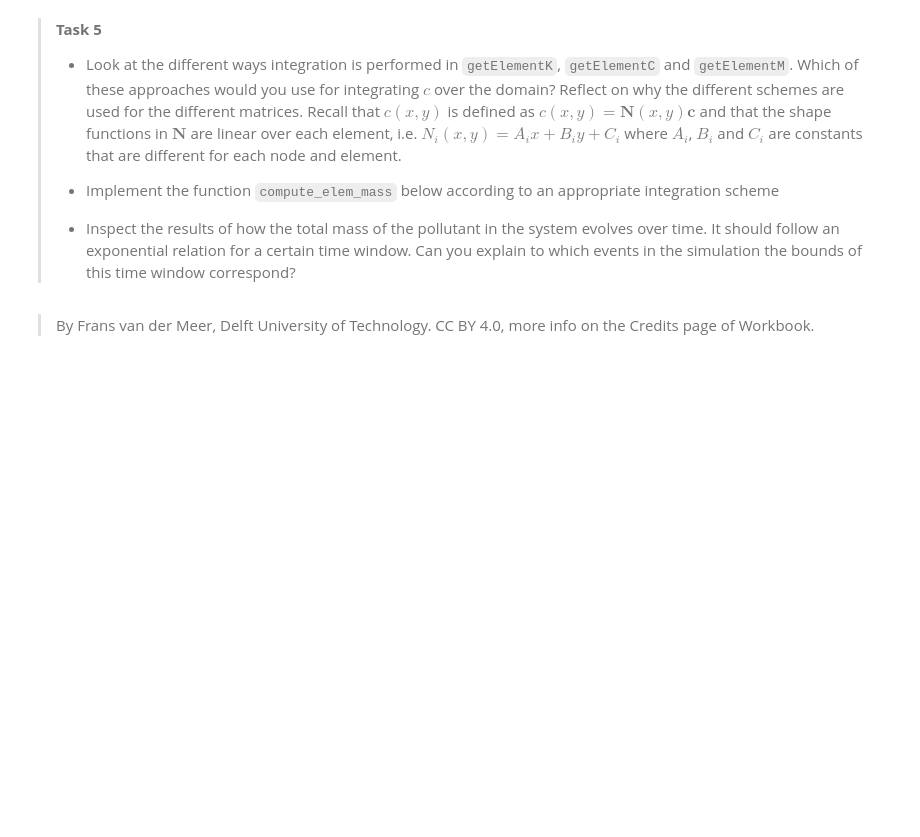
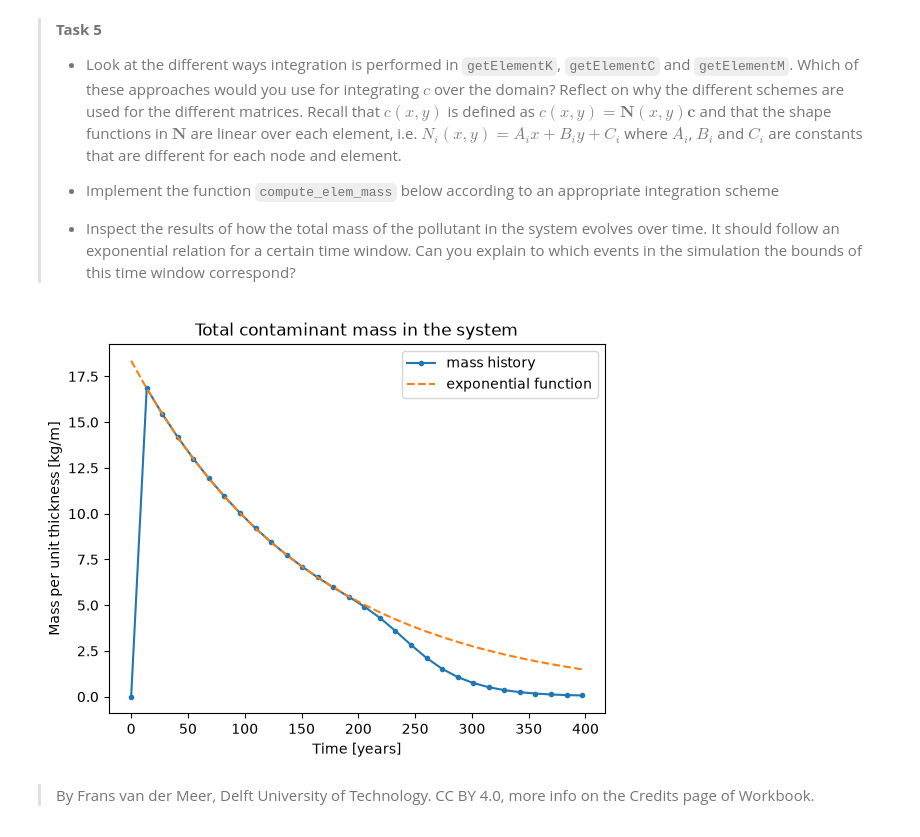
Before and after one commit to chiabalocco/GA2.2, a Jupyter notebook: contamination.ipynb, the cells around one changed output. Cells and saved outputs as stored; diff of their text form; code cells hidden in the pictures; blank space fills up the shorter version.

```diff
--- a/contamination.ipynb
+++ b/contamination.ipynb
@@ -366,7 +378,18 @@ In the function, there are routines for integration of stiffness matrices. Diffe
 # inputs: node coordinates (n1, n2, n3) concentration vector at those nodes (element_c)
 # output: mass integrated over the element
 def compute_elem_mass(n1, n2, n3, element_c):
-    # YOUR CODE HERE
+    # Calculate the area of the triangle
+    area = 0.5 * abs(
+        (n2[0] - n1[0]) * (n3[1] - n1[1])
+        - (n3[0] - n1[0]) * (n2[1] - n1[1])
+    )
+
+    # Calculate average concentration
+    average_concentration = np.mean(element_c)
+
+    # Calculate mass
+    element_mass = area * average_concentration
+
     return element_mass
 
 # function to compute the total mass in the system for given concentration vector
@@ -374,32 +397,34 @@ def compute_total_mass(concentration, connectivity, nodes):
     mass = 0
     for elnodes in connectivity:
         mass += compute_elem_mass(nodes[elnodes[0]], nodes[elnodes[1]], nodes[elnodes[2]], concentration[elnodes])
     return mass
 
 # function to compute the total mass in the system over time
 def compute_mass_evolution(concentrations, connectivity, nodes):
     total_mass = []
     i = 0
     for concentration in concentrations:
         total_mass.append ( compute_total_mass( concentration, connectivity, nodes) )
         i+=1
     return total_mass
 
 skip = 100
 dt_days = 50
 ts = dt_days / 365.25 * np.arange(0,len(concentrations))
 ts_jump = ts[0:-1:skip]
 mass_history = compute_mass_evolution(concentrations[0:-1:skip], connectivity, nodes)
 
 qtotal = 5000 * 24 * 60 * 60 * 2e-9 * 40.7 / 2
 exponential = qtotal*np.exp(-2e-10*(ts_jump*24*60*60*365.25-2500*24*60*60))
 
 plt.plot(ts_jump, mass_history, '.-', label='mass history')
 plt.plot(ts_jump, exponential, '--', label='exponential function')
 plt.ylabel('Mass per unit thickness [kg/m]')
 plt.xlabel('Time [years]')
 plt.title('Total contaminant mass in the system')
 plt.legend()
 plt.show()
+# %% [output]
+[figure, added]
 # %% [markdown]
 > By Frans van der Meer, Delft University of Technology. CC BY 4.0, more info on the Credits page of Workbook.
```
Also changed, not shown: parts of 2 cells of this notebook.
